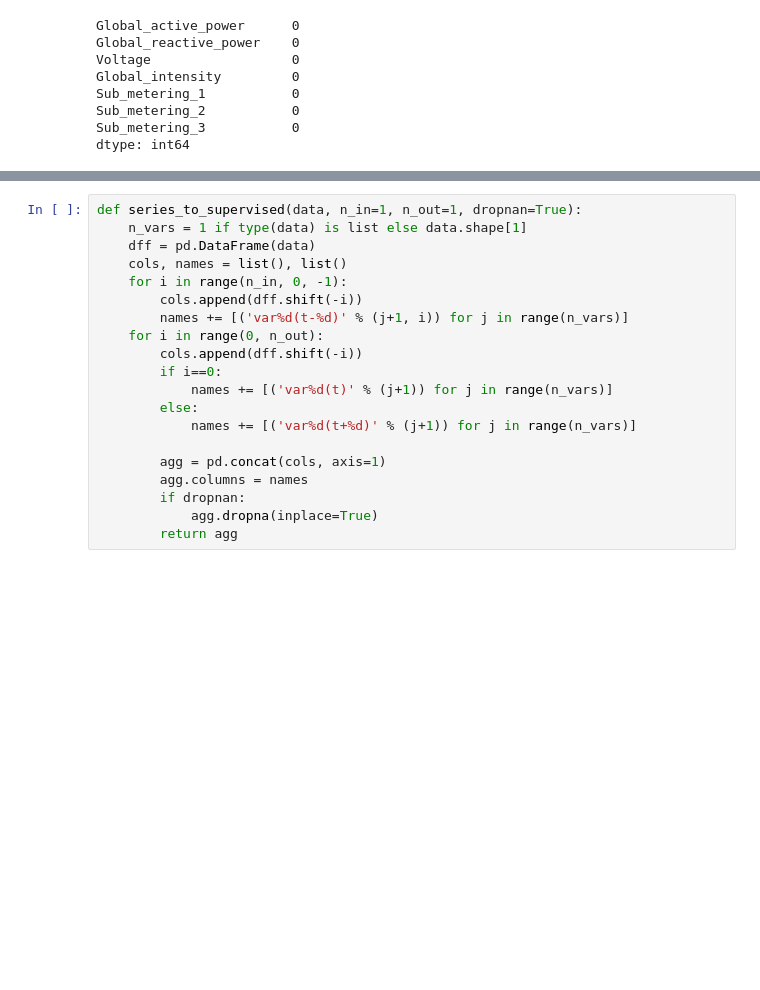
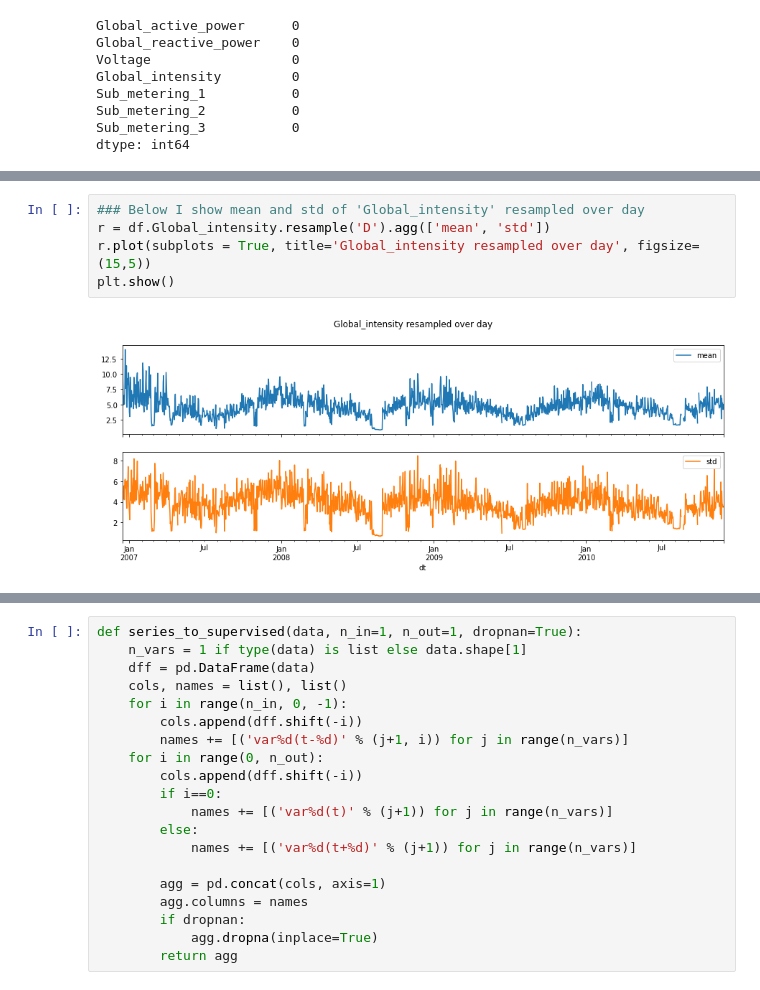
Before and after one commit to mohan-mj/Electrical_Usecases, a Jupyter notebook: 5_LSTM_household-electric-power.ipynb, the cells around one changed output, grey strips where cells are left out. Cells and saved outputs as stored; diff of their text form; blank space fills up the shorter version.

```diff
--- a/5_LSTM_household-electric-power.ipynb
+++ b/5_LSTM_household-electric-power.ipynb
@@ -82,0 +120,7 @@ dtype: int64
+# %%
+### Below I show mean and std of 'Global_intensity' resampled over day
+r = df.Global_intensity.resample('D').agg(['mean', 'std'])
+r.plot(subplots = True, title='Global_intensity resampled over day', figsize= (15,5))
+plt.show()
+# %% [output]
+[figure, added]
```
Also changed, not shown: parts of 36 cells of this notebook.
